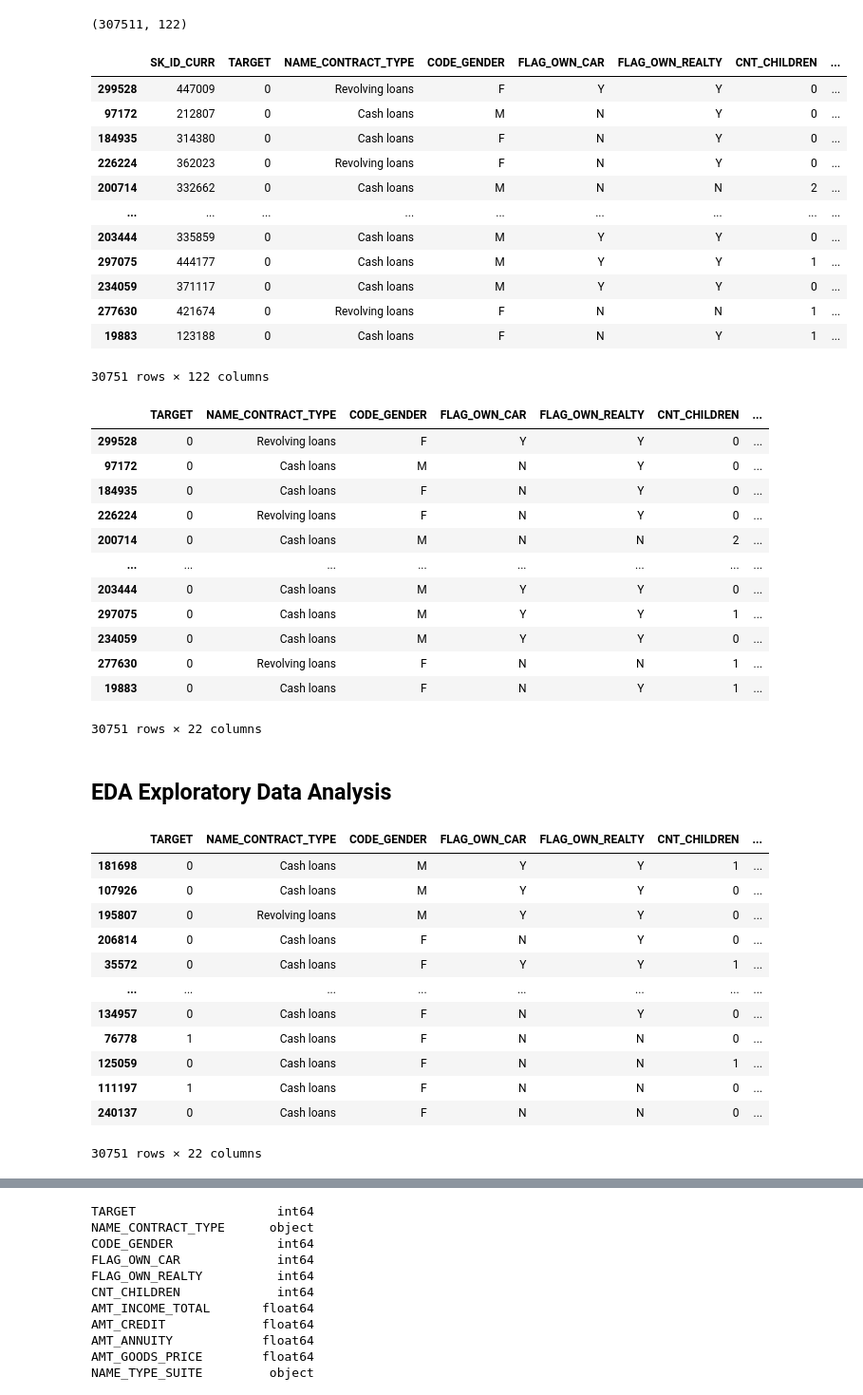
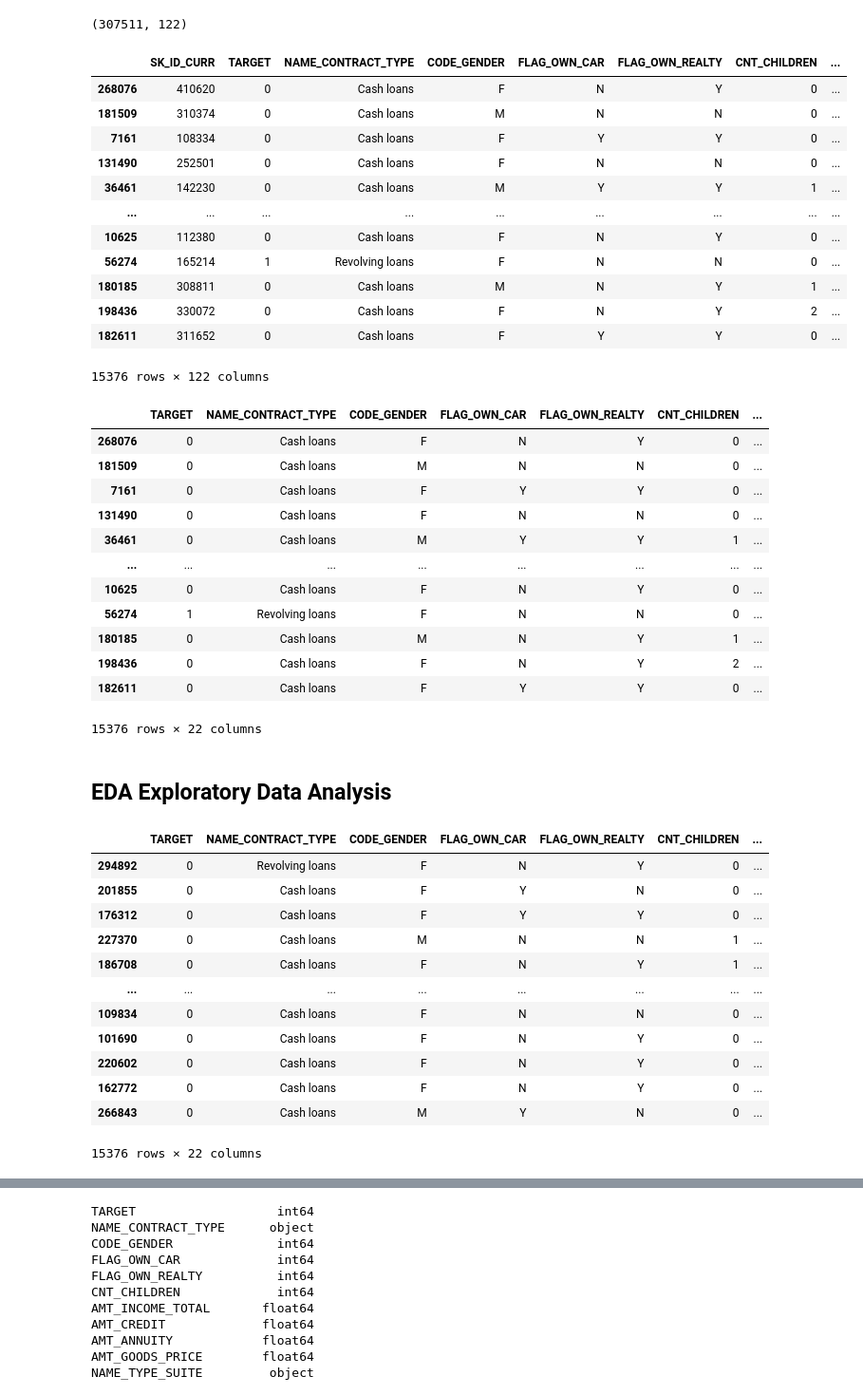
Before and after one commit to RudyGANEM/P7-ML, a Jupyter notebook: notebooks/20240606 Preprocessing.ipynb, the cells around one changed output, grey strips where cells are left out. Shown at 95% size. Cells and saved outputs as stored; diff of their text form; code cells hidden in the pictures.

```diff
--- a/notebooks/20240606 Preprocessing.ipynb
+++ b/notebooks/20240606 Preprocessing.ipynb
@@ -51,22 +51,22 @@ df.shape
 # %% [output]
 (307511, 122)
 # %%
-df = df.sample(frac=0.1)
+df = df.sample(frac=0.05)
 df
 # %% [output]
 |  | SK_ID_CURR | TARGET | NAME_CONTRACT_TYPE | CODE_GENDER | FLAG_OWN_CAR | FLAG_OWN_REALTY | CNT_CHILDREN | ... |
-| 299528 | 447009 | 0 | Revolving loans | F | Y | Y | 0 | ... |
-| 97172 | 212807 | 0 | Cash loans | M | N | Y | 0 | ... |
-| 184935 | 314380 | 0 | Cash loans | F | N | Y | 0 | ... |
-| 226224 | 362023 | 0 | Revolving loans | F | N | Y | 0 | ... |
-| 200714 | 332662 | 0 | Cash loans | M | N | N | 2 | ... |
+| 268076 | 410620 | 0 | Cash loans | F | N | Y | 0 | ... |
+| 181509 | 310374 | 0 | Cash loans | M | N | N | 0 | ... |
+| 7161 | 108334 | 0 | Cash loans | F | Y | Y | 0 | ... |
+| 131490 | 252501 | 0 | Cash loans | F | N | N | 0 | ... |
+| 36461 | 142230 | 0 | Cash loans | M | Y | Y | 1 | ... |
 | ... | ... | ... | ... | ... | ... | ... | ... | ... |
-| 203444 | 335859 | 0 | Cash loans | M | Y | Y | 0 | ... |
-| 297075 | 444177 | 0 | Cash loans | M | Y | Y | 1 | ... |
-| 234059 | 371117 | 0 | Cash loans | M | Y | Y | 0 | ... |
-| 277630 | 421674 | 0 | Revolving loans | F | N | N | 1 | ... |
-| 19883 | 123188 | 0 | Cash loans | F | N | Y | 1 | ... |
+| 10625 | 112380 | 0 | Cash loans | F | N | Y | 0 | ... |
+| 56274 | 165214 | 1 | Revolving loans | F | N | N | 0 | ... |
+| 180185 | 308811 | 0 | Cash loans | M | N | Y | 1 | ... |
+| 198436 | 330072 | 0 | Cash loans | F | N | Y | 2 | ... |
+| 182611 | 311652 | 0 | Cash loans | F | Y | Y | 0 | ... |
-30751 rows × 122 columns
+15376 rows × 122 columns
 # %%
 # filter for correl
 # df = df.filter(['TARGET', 'NAME_CONTRACT_TYPE', 'CODE_GENDER', 'FLAG_OWN_CAR', 'FLAG_OWN_REALTY', 'CNT_CHILDREN', 'AMT_INCOME_TOTAL', 'AMT_CREDIT',
@@ -104,36 +104,36 @@ df = df.filter(
 df
 # %% [output]
 |  | TARGET | NAME_CONTRACT_TYPE | CODE_GENDER | FLAG_OWN_CAR | FLAG_OWN_REALTY | CNT_CHILDREN | ... |
-| 299528 | 0 | Revolving loans | F | Y | Y | 0 | ... |
-| 97172 | 0 | Cash loans | M | N | Y | 0 | ... |
-| 184935 | 0 | Cash loans | F | N | Y | 0 | ... |
-| 226224 | 0 | Revolving loans | F | N | Y | 0 | ... |
-| 200714 | 0 | Cash loans | M | N | N | 2 | ... |
+| 268076 | 0 | Cash loans | F | N | Y | 0 | ... |
+| 181509 | 0 | Cash loans | M | N | N | 0 | ... |
+| 7161 | 0 | Cash loans | F | Y | Y | 0 | ... |
+| 131490 | 0 | Cash loans | F | N | N | 0 | ... |
+| 36461 | 0 | Cash loans | M | Y | Y | 1 | ... |
 | ... | ... | ... | ... | ... | ... | ... | ... |
-| 203444 | 0 | Cash loans | M | Y | Y | 0 | ... |
-| 297075 | 0 | Cash loans | M | Y | Y | 1 | ... |
-| 234059 | 0 | Cash loans | M | Y | Y | 0 | ... |
-| 277630 | 0 | Revolving loans | F | N | N | 1 | ... |
-| 19883 | 0 | Cash loans | F | N | Y | 1 | ... |
+| 10625 | 0 | Cash loans | F | N | Y | 0 | ... |
+| 56274 | 1 | Revolving loans | F | N | N | 0 | ... |
+| 180185 | 0 | Cash loans | M | N | Y | 1 | ... |
+| 198436 | 0 | Cash loans | F | N | Y | 2 | ... |
+| 182611 | 0 | Cash loans | F | Y | Y | 0 | ... |
-30751 rows × 22 columns
+15376 rows × 22 columns
 # %% [markdown]
 ## EDA Exploratory Data Analysis
 # %%
 df.sort_values("AMT_INCOME_TOTAL", ascending=False)
 # %% [output]
 |  | TARGET | NAME_CONTRACT_TYPE | CODE_GENDER | FLAG_OWN_CAR | FLAG_OWN_REALTY | CNT_CHILDREN | ... |
-| 181698 | 0 | Cash loans | M | Y | Y | 1 | ... |
-| 107926 | 0 | Cash loans | M | Y | Y | 0 | ... |
-| 195807 | 0 | Revolving loans | M | Y | Y | 0 | ... |
-| 206814 | 0 | Cash loans | F | N | Y | 0 | ... |
-| 35572 | 0 | Cash loans | F | Y | Y | 1 | ... |
+| 294892 | 0 | Revolving loans | F | N | Y | 0 | ... |
+| 201855 | 0 | Cash loans | F | Y | N | 0 | ... |
+| 176312 | 0 | Cash loans | F | Y | Y | 0 | ... |
+| 227370 | 0 | Cash loans | M | N | N | 1 | ... |
+| 186708 | 0 | Cash loans | F | N | Y | 1 | ... |
 | ... | ... | ... | ... | ... | ... | ... | ... |
-| 134957 | 0 | Cash loans | F | N | Y | 0 | ... |
-| 76778 | 1 | Cash loans | F | N | N | 0 | ... |
-| 125059 | 0 | Cash loans | F | N | N | 1 | ... |
-| 111197 | 1 | Cash loans | F | N | N | 0 | ... |
-| 240137 | 0 | Cash loans | F | N | N | 0 | ... |
+| 109834 | 0 | Cash loans | F | N | N | 0 | ... |
+| 101690 | 0 | Cash loans | F | N | Y | 0 | ... |
+| 220602 | 0 | Cash loans | F | N | Y | 0 | ... |
+| 162772 | 0 | Cash loans | F | N | Y | 0 | ... |
+| 266843 | 0 | Cash loans | M | Y | N | 0 | ... |
-30751 rows × 22 columns
+15376 rows × 22 columns
 # %%
 df.sort_values("AMT_CREDIT", ascending=False)
 # %% [output]
```
Also changed, not shown: parts of 20 cells of this notebook.
